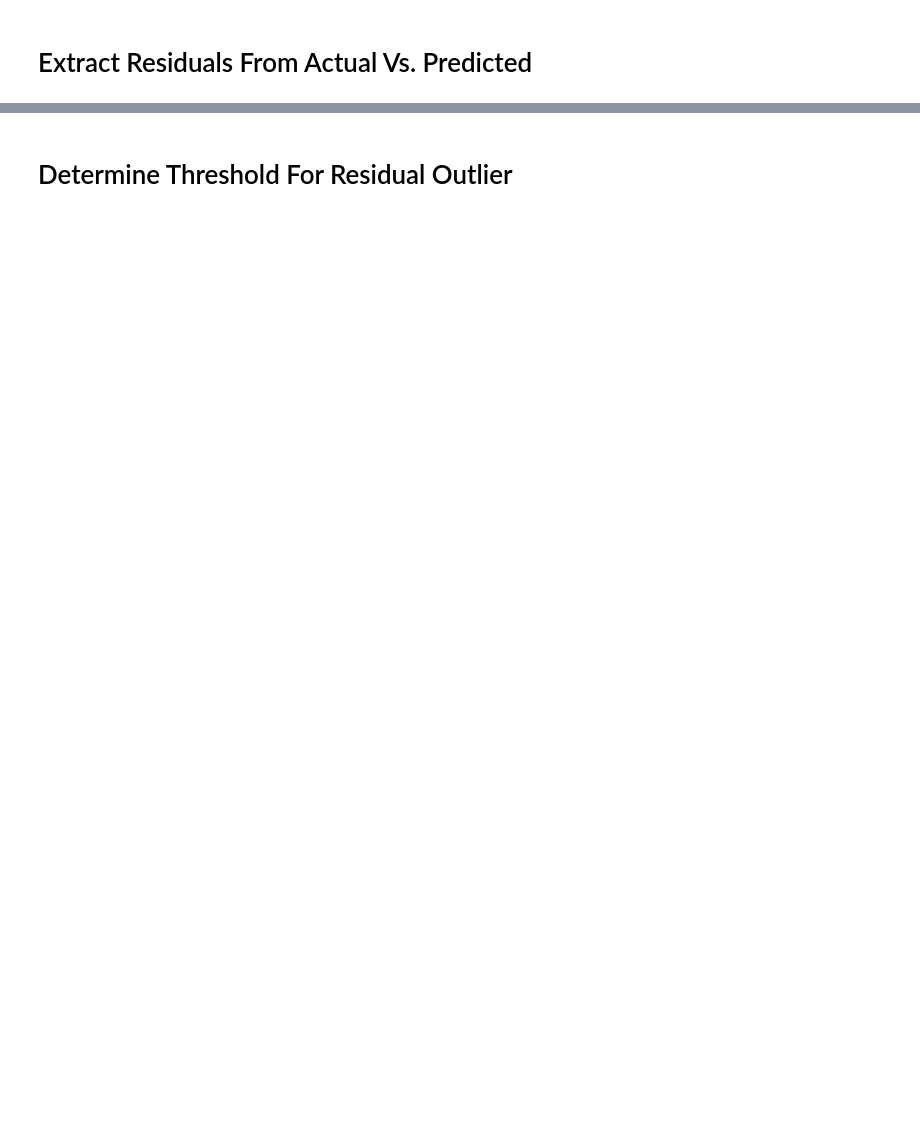
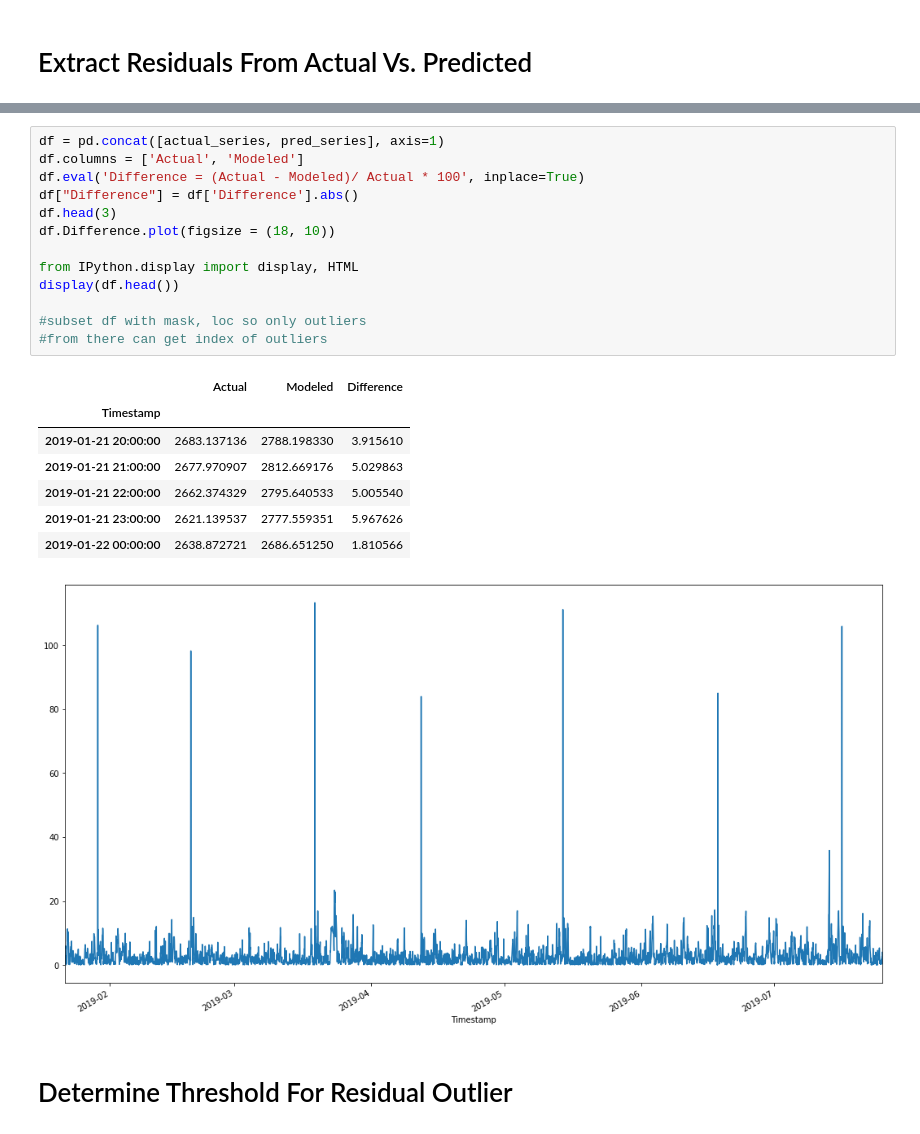
Before and after one commit to eco-data-science-team/cluster-repo, a Jupyter notebook: New Models.ipynb, the cells around one changed output, grey strips where cells are left out. Saved outputs shown, nothing was run; the diff lists cells and outputs as text; blank space fills up the shorter version.

```diff
--- a/New Models.ipynb
+++ b/New Models.ipynb
@@ -171,3 +152,25 @@ dtype: float64
+# %%
+df = pd.concat([actual_series, pred_series], axis=1)
+df.columns = ['Actual', 'Modeled']
+df.eval('Difference = (Actual - Modeled)/ Actual * 100', inplace=True)
+df["Difference"] = df['Difference'].abs()
+df.head(3)
+df.Difference.plot(figsize = (18, 10))
+
+from IPython.display import display, HTML
+display(df.head())
+
+#subset df with mask, loc so only outliers
+#from there can get index of outliers
+# %% [output]
+|  | Actual | Modeled | Difference |
+| Timestamp |  |  |  |
+| 2019-01-21 20:00:00 | 2683.137136 | 2788.198330 | 3.915610 |
+| 2019-01-21 21:00:00 | 2677.970907 | 2812.669176 | 5.029863 |
+| 2019-01-21 22:00:00 | 2662.374329 | 2795.640533 | 5.005540 |
+| 2019-01-21 23:00:00 | 2621.139537 | 2777.559351 | 5.967626 |
+| 2019-01-22 00:00:00 | 2638.872721 | 2686.651250 | 1.810566 |
+[figure, added]
 # %% [markdown]
 # Determine Threshold For Residual Outlier
 # %%
```
Also changed, not shown: parts of 11 cells of this notebook, 1 other file.
